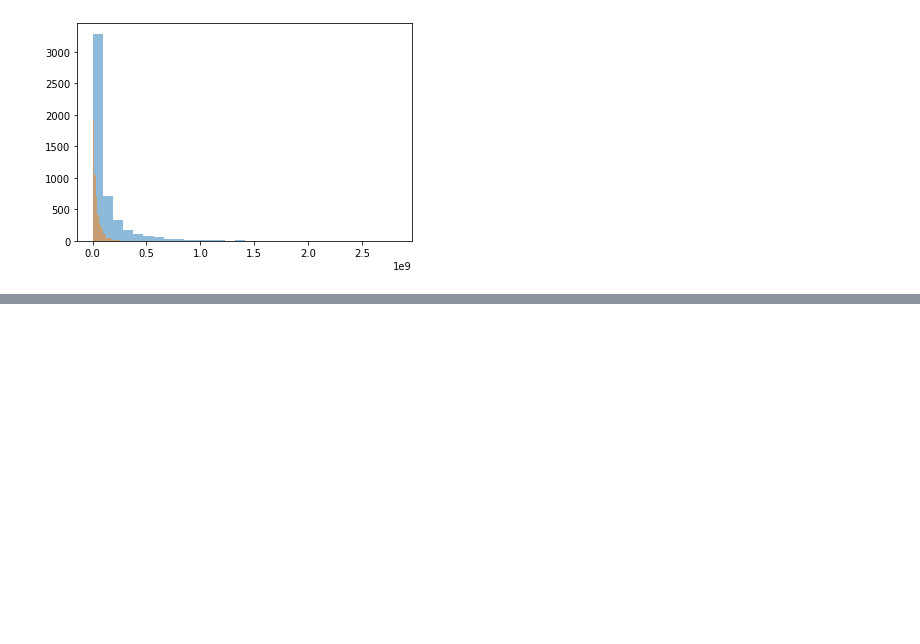
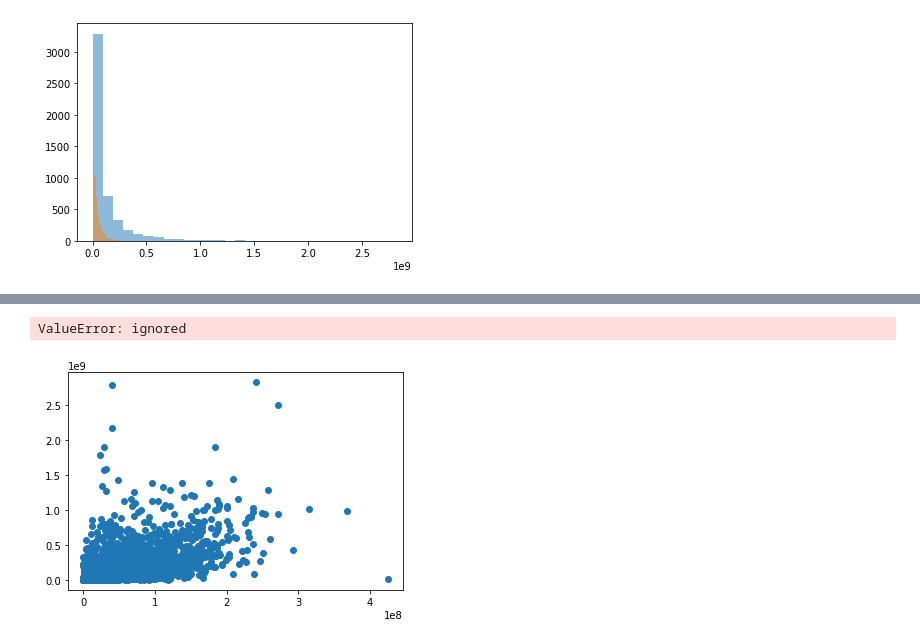
Before and after one commit to sebastian122H/Rasselbande, a Jupyter notebook: Python_for_Data_Science_Die_Rasselbande.ipynb, the cells around one changed output, grey strips where cells are left out. Drawn from its saved outputs; the diff is of its cells as text; code cells hidden in the pictures; blank space fills up the shorter version.

```diff
--- a/Python_for_Data_Science_Die_Rasselbande.ipynb
+++ b/Python_for_Data_Science_Die_Rasselbande.ipynb
@@ -189,0 +255,13 @@ plt.hist(df["budget_adj"], bins = 30, alpha = 0.5)
+# %%
+params = np.polyfit(xs, ys, deg=2)
+line_fit = np.polyval(params,xs)
+plt.plot(xs, line_fit, label="Fit function")
+plt.plot(xs, ys, label="real function")
+plt.legend()
+plt.show()
+# %% [output]
+ValueError: ignored
+# %%
+scatter = plt.scatter(df.budget_adj, df.revenue_adj)
+# %% [output]
+[figure, added]
```
Also changed, not shown: parts of 22 cells of this notebook.
